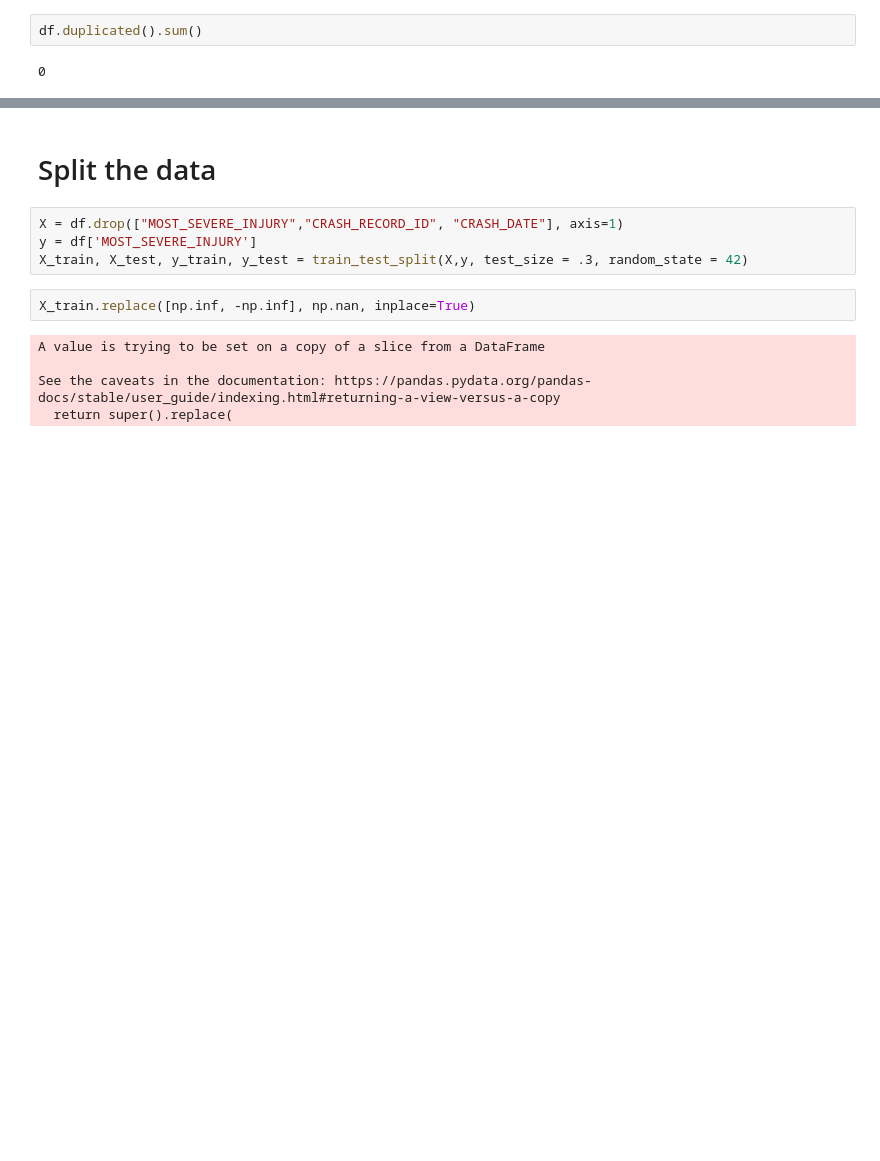
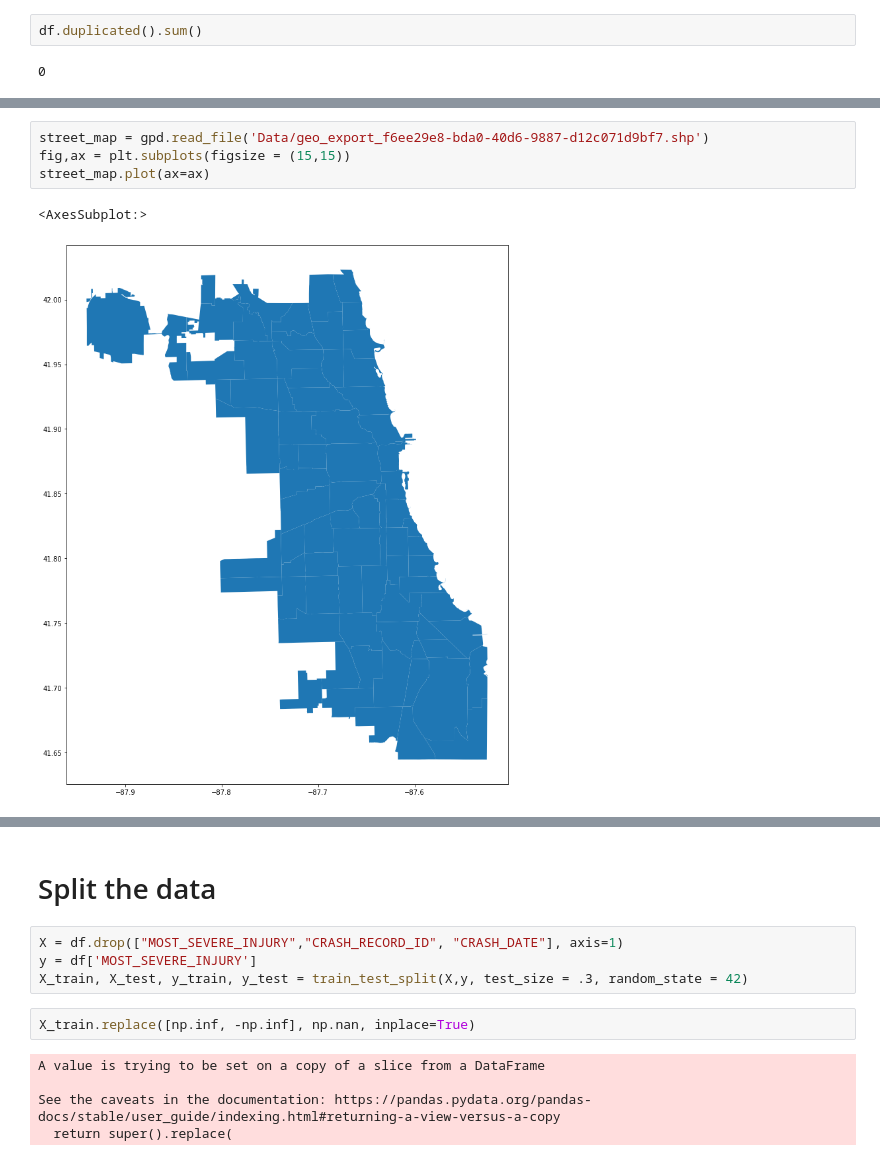
Before and after one commit to raylinsoriano/Project_3_Classification, a Jupyter notebook: Allison's Notebook.ipynb, the cells around one changed output, grey strips where cells are left out. Saved outputs shown, nothing was run; the diff lists cells and outputs as text; blank space fills up the shorter version.

```diff
--- a/Allison's Notebook.ipynb
+++ b/Allison's Notebook.ipynb
@@ -98,0 +129,7 @@ df.duplicated().sum()
+# %%
+street_map = gpd.read_file('Data/geo_export_f6ee29e8-bda0-40d6-9887-d12c071d9bf7.shp')
+fig,ax = plt.subplots(figsize = (15,15))
+street_map.plot(ax=ax)
+# %% [output]
+<AxesSubplot:>
+[figure, added]
```
Also changed, not shown: parts of 34 cells of this notebook.
